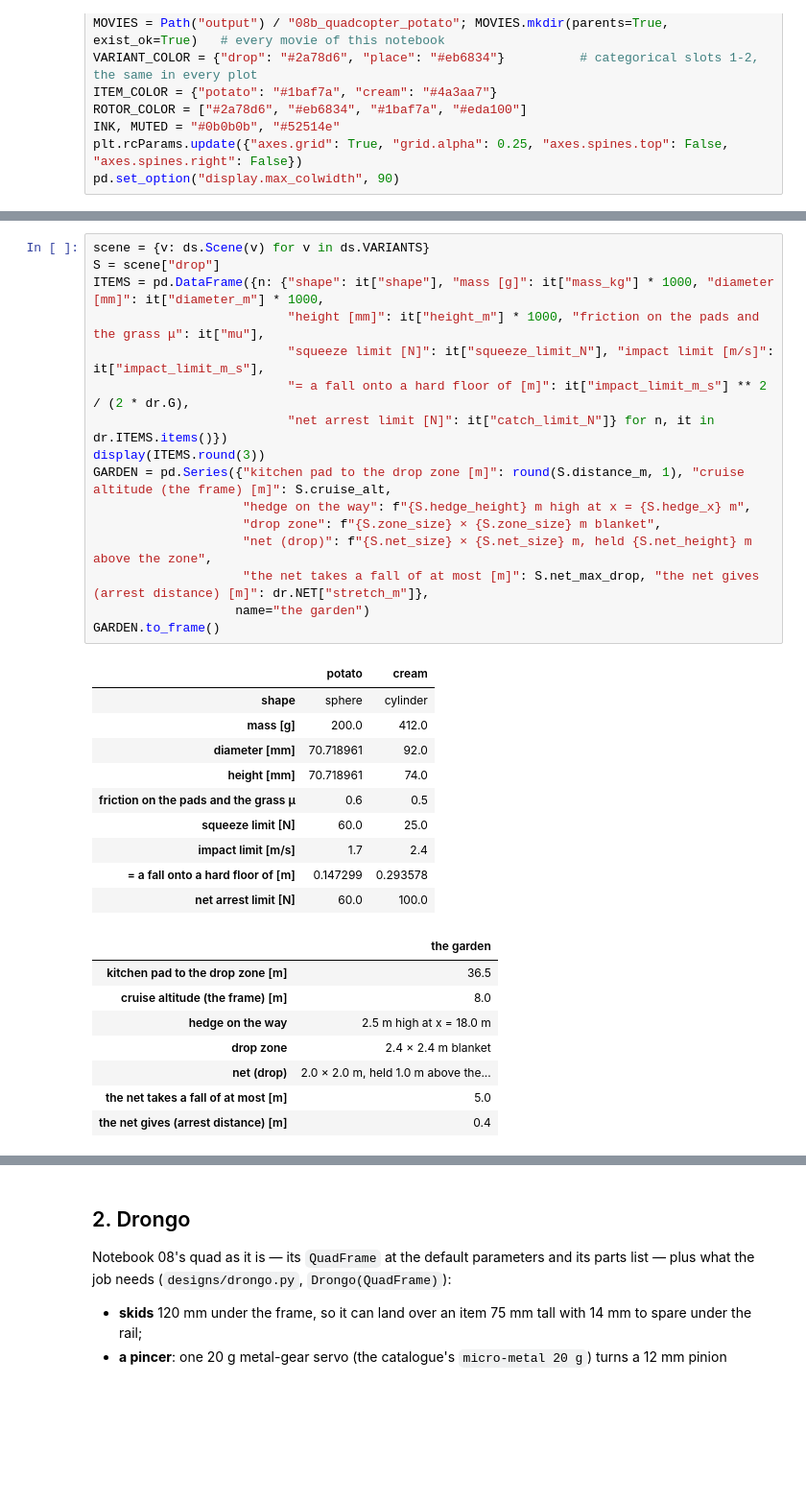
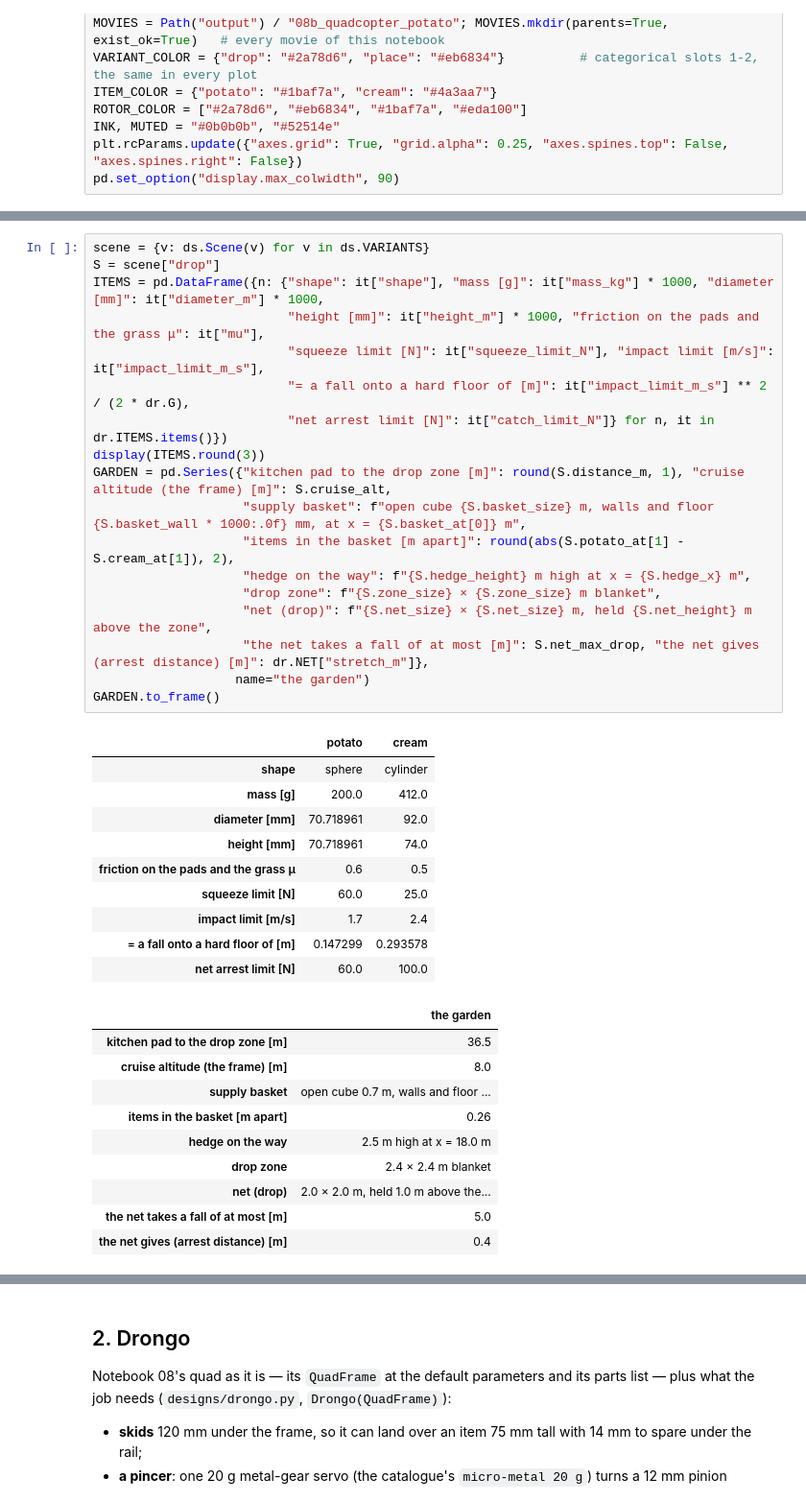
Before and after one commit to technolog-spectrumai/vegeta, a Jupyter notebook: notebooks/08b_quadcopter_potato.ipynb, the cells around one changed output, grey strips where cells are left out. Shown at 96% size. Drawn from its saved outputs; the diff is of its cells as text; blank space fills up the shorter version.

```diff
--- a/notebooks/08b_quadcopter_potato.ipynb
+++ b/notebooks/08b_quadcopter_potato.ipynb
@@ -83,33 +87,37 @@ one**. The limits are assumptions, stated here and in `drongo_robot.POTATO` / `C
 # %%
 scene = {v: ds.Scene(v) for v in ds.VARIANTS}
 S = scene["drop"]
 ITEMS = pd.DataFrame({n: {"shape": it["shape"], "mass [g]": it["mass_kg"] * 1000, "diameter [mm]": it["diameter_m"] * 1000,
                           "height [mm]": it["height_m"] * 1000, "friction on the pads and the grass μ": it["mu"],
                           "squeeze limit [N]": it["squeeze_limit_N"], "impact limit [m/s]": it["impact_limit_m_s"],
                           "= a fall onto a hard floor of [m]": it["impact_limit_m_s"] ** 2 / (2 * dr.G),
                           "net arrest limit [N]": it["catch_limit_N"]} for n, it in dr.ITEMS.items()})
 display(ITEMS.round(3))
 GARDEN = pd.Series({"kitchen pad to the drop zone [m]": round(S.distance_m, 1), "cruise altitude (the frame) [m]": S.cruise_alt,
+                    "supply basket": f"open cube {S.basket_size} m, walls and floor {S.basket_wall * 1000:.0f} mm, at x = {S.basket_at[0]} m",
+                    "items in the basket [m apart]": round(abs(S.potato_at[1] - S.cream_at[1]), 2),
                     "hedge on the way": f"{S.hedge_height} m high at x = {S.hedge_x} m",
                     "drop zone": f"{S.zone_size} × {S.zone_size} m blanket",
                     "net (drop)": f"{S.net_size} × {S.net_size} m, held {S.net_height} m above the zone",
                     "the net takes a fall of at most [m]": S.net_max_drop, "the net gives (arrest distance) [m]": dr.NET["stretch_m"]},
                    name="the garden")
 GARDEN.to_frame()
 # %% [output]
 |  | potato | cream |
 | shape | sphere | cylinder |
 | mass [g] | 200.0 | 412.0 |
 | diameter [mm] | 70.718961 | 92.0 |
 | height [mm] | 70.718961 | 74.0 |
 | friction on the pads and the grass μ | 0.6 | 0.5 |
 | squeeze limit [N] | 60.0 | 25.0 |
 | impact limit [m/s] | 1.7 | 2.4 |
 | = a fall onto a hard floor of [m] | 0.147299 | 0.293578 |
 | net arrest limit [N] | 60.0 | 100.0 |
 |  | the garden |
 | kitchen pad to the drop zone [m] | 36.5 |
 | cruise altitude (the frame) [m] | 8.0 |
+| supply basket | open cube 0.7 m, walls and floor ... |
+| items in the basket [m apart] | 0.26 |
 | hedge on the way | 2.5 m high at x = 18.0 m |
 | drop zone | 2.4 × 2.4 m blanket |
 | net (drop) | 2.0 × 2.0 m, held 1.0 m above the... |
```
Also changed, not shown: parts of 16 cells of this notebook.
